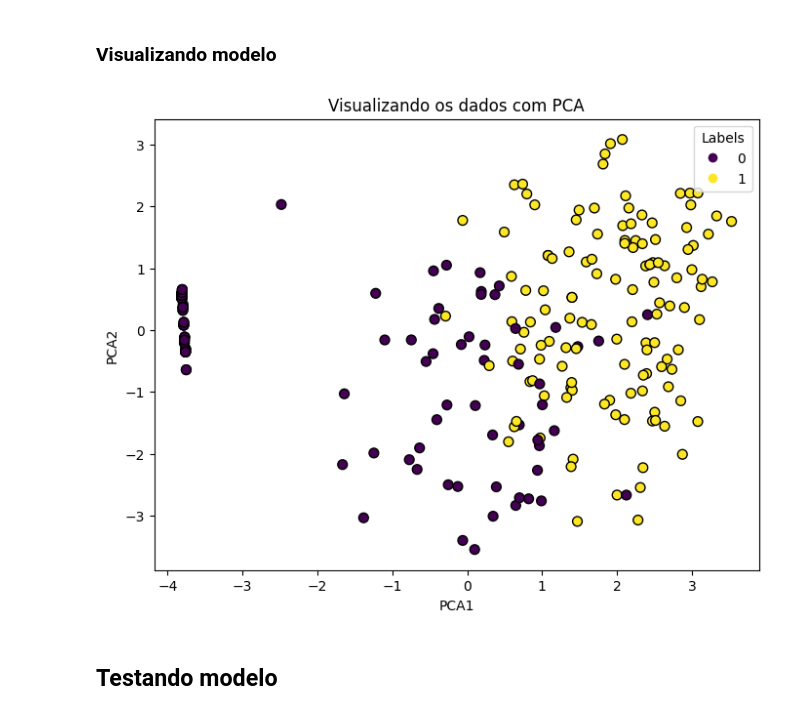
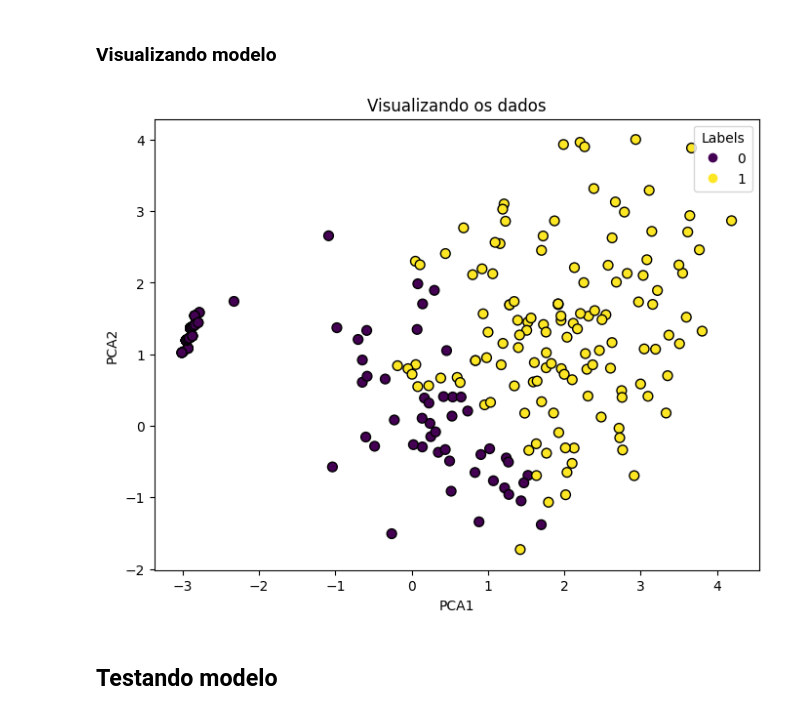
Before and after one commit to leontis2024/analise_de_dados, a Jupyter notebook: modelo_supervisionado_possiveis_usuarios.ipynb, the cells around one changed output. Cells and saved outputs as stored; diff of their text form; code cells hidden in the pictures.

```diff
--- a/modelo_supervisionado_possiveis_usuarios.ipynb
+++ b/modelo_supervisionado_possiveis_usuarios.ipynb
@@ -1038,8 +1037,9 @@ pd.DataFrame(df_x, columns=colunas)
 # %%
 from sklearn.decomposition import PCA
 
-pca = PCA()
+pca = PCA(n_components=2)
 df_x = pca.fit_transform(df_x)
-df_x = pd.DataFrame(df_x, columns=colunas)
+colunass_pca = ['PCA1', 'PCA2']
+df_x = pd.DataFrame(df_x, columns=colunass_pca)
 df_x
 # %% [output]
@@ -1158,7 +1153,7 @@ dtype: int64
 # %% [markdown]
 #### Atributo e resposta
 # %%
-df_x_teste = dados_teste
+df_x_teste = dados_teste.copy()
 display(df_x_teste.head())
 # %% [output]
 |  | Em qual faixa etária você se enca... | Qual a renda per capita da sua casa? | Há quanto tempo você se interessa... | Qual das opções de arte abaixo vo... | ... |
@@ -1170,10 +1165,10 @@ display(df_x_teste.head())
 # %% [markdown]
 #### Transformando em númerico com pesos
 # %%
-dados_teste.fillna({'Qual das opções de arte abaixo você mais gosta?': 'Não se interessa por arte', 'Com que frequência você vai aos museus?': 'Não se interessa por arte', 'Você já participou de algum curso ou atividade relacionada à arte?': 'Não se interessa por arte', 'Você segue artístas ou páginas relacionadas à arte nas rede sociais?': 'Não se interessa por arte', 'Como é sua experiência ao visitar um museu normalmente? Caso nunca tenha visitado, selecione a que você acredita que seguiria.': 'Não se interessa por arte', 'Você já usou um aplicativo de um museu ou relacionado à arte?': 'Não se interessa por arte', 'O que mais te atrai em visitar museus ou exposições de arte?': 'Não se interessa por arte'}, inplace=True)
-dados_teste.fillna({'Você sente falta de mais informações sobre as obras nos museus?': 'Não vai a museus'}, inplace=True)
-dados_teste.fillna({'Você procura saber sobre essas informações faltantes?': 'Não sente falta de informações'}, inplace=True)
-dados_teste.fillna({'De que forma você costuma buscar essas informações?': 'Não procura essas informações', 'Você encontra o que precisa/esperava ao pesquisar?': 'Não procura essas informações'}, inplace=True)
+df_x_teste.fillna({'Qual das opções de arte abaixo você mais gosta?': 'Não se interessa por arte', 'Com que frequência você vai aos museus?': 'Não se interessa por arte', 'Você já participou de algum curso ou atividade relacionada à arte?': 'Não se interessa por arte', 'Você segue artístas ou páginas relacionadas à arte nas rede sociais?': 'Não se interessa por arte', 'Como é sua experiência ao visitar um museu normalmente? Caso nunca tenha visitado, selecione a que você acredita que seguiria.': 'Não se interessa por arte', 'Você já usou um aplicativo de um museu ou relacionado à arte?': 'Não se interessa por arte', 'O que mais te atrai em visitar museus ou exposições de arte?': 'Não se interessa por arte'}, inplace=True)
+df_x_teste.fillna({'Você sente falta de mais informações sobre as obras nos museus?': 'Não vai a museus'}, inplace=True)
+df_x_teste.fillna({'Você procura saber sobre essas informações faltantes?': 'Não sente falta de informações'}, inplace=True)
+df_x_teste.fillna({'De que forma você costuma buscar essas informações?': 'Não procura essas informações', 'Você encontra o que precisa/esperava ao pesquisar?': 'Não procura essas informações'}, inplace=True)
 
 mapeamento_tipo_arte = {'Não se interessa por arte': 0, 'Pintura': 8, 'Fotografia': 8, 'Escultura': 6, 'Arquitetura e Urbanismo': 5, 'Arte digital': 4,'Arte de rua/grafite': 3}
 mapeamento_frequencia = {'Não se interessa por arte': 0, 'Frequentemente (máximo cinco vezes ao ano)': 10,'Muito frequentemente (mais de cinco vezes ao ano)': 9,'Ocasionalmente (máximo três vezes ao ano)': 8,'Raramente (uma vez ao ano)': 5,'Nunca': 1}
@@ -1301,6 +1279,7 @@ pd.DataFrame(df_x_teste, columns=colunas)
 from sklearn.decomposition import PCA
 
 df_x_teste = pca.transform(df_x_teste)
-df_x_teste = pd.DataFrame(df_x_teste, columns=colunas)
+colunass_pca = ['PCA1', 'PCA2']
+df_x_teste = pd.DataFrame(df_x_teste, columns=colunass_pca)
 df_x_teste
 # %% [output]
@@ -1338,21 +1335,16 @@ print(len(predict))
 # %%
 from sklearn.decomposition import PCA
 import matplotlib.pyplot as plt
 
-pca_visu = PCA(n_components=2)
-principal_components = pca_visu.fit_transform(df_x_teste)
-
-x_pca = pd.DataFrame(principal_components, columns=['PCA1', 'PCA2'])
-
 plt.figure(figsize=(8,6))
-scatter = plt.scatter(x_pca['PCA1'], x_pca['PCA2'], c=predict, edgecolor='k', s=50, cmap='viridis')
+scatter = plt.scatter(df_x_teste['PCA1'], df_x_teste['PCA2'], c=predict, edgecolor='k', s=50, cmap='viridis')
 plt.xlabel('PCA1')
 plt.ylabel('PCA2')
-plt.title('Visualizando os dados com PCA')
+plt.title('Visualizando os dados')
 plt.legend(*scatter.legend_elements(), title="Labels")
 plt.show()
 # %% [output]
-[figure, old version]
+[figure, new version]
 # %% [markdown]
 ## Testando modelo
 # %% [markdown]
```
Also changed, not shown: parts of 20 cells of this notebook, 12 other files.
